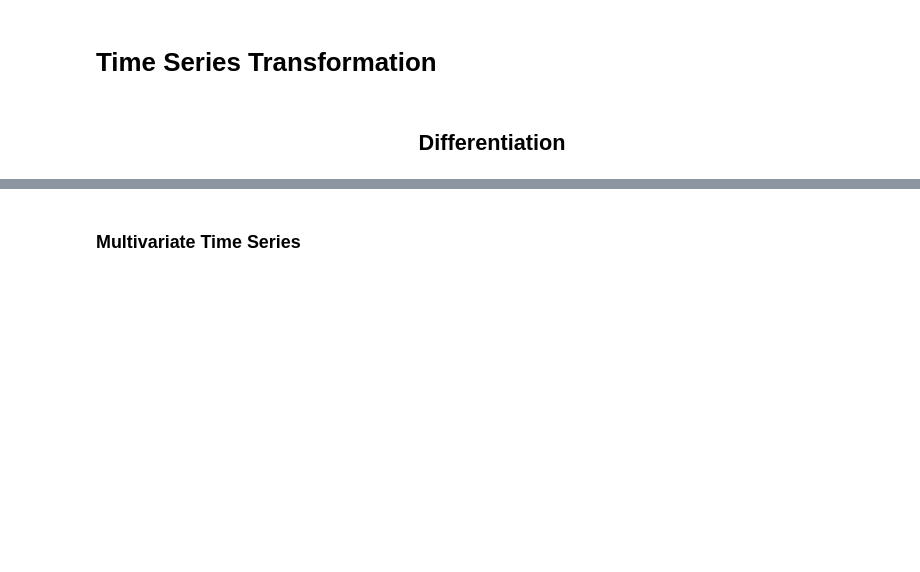
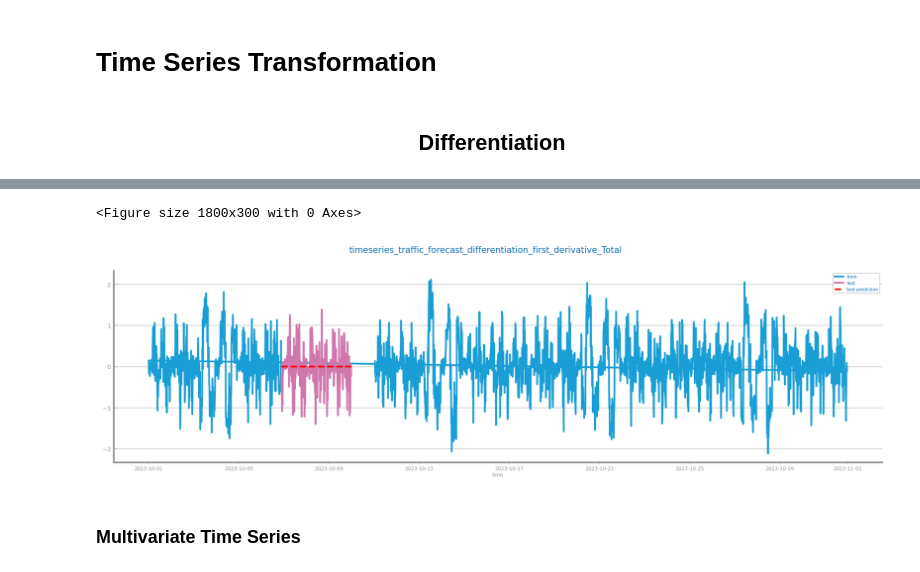
Before and after one commit to DaviGiordano/data-science-course-project, a Jupyter notebook: ipynb_files/Time Series/Transformation/Lab423_ts_differentiation.ipynb, the cells around one changed output, grey strips where cells are left out. Saved outputs shown, nothing was run; the diff lists cells and outputs as text; code cells hidden in the pictures; blank space fills up the shorter version.

```diff
--- a/ipynb_files/Time Series/Transformation/Lab423_ts_differentiation.ipynb
+++ b/ipynb_files/Time Series/Transformation/Lab423_ts_differentiation.ipynb
@@ -46,3 +115,81 @@ show()
+# %%
+from sklearn.linear_model import LinearRegression
+from sklearn.metrics import mean_squared_error, r2_score
+from dslabs_functions import series_train_test_split
+import pandas as pd
+from pandas import read_csv, DataFrame, Series
+from matplotlib.pyplot import figure, show
+import matplotlib.pyplot as plt
+from dslabs_functions import plot_line_chart, ts_aggregation_by, HEIGHT, plot_forecasting_eval, plot_forecasting_series
+import numpy as np
+
+file_tag = "timeseries_traffic"
+target = "Total"
+data: DataFrame = read_csv(
+    "../../../data/forecast_traffic_single.csv",
+    index_col="Timestamp",
+    sep=",",
+    decimal=".",
+    parse_dates=True,
+    infer_datetime_format=True,
+)
+
+series: Series = data[target]
+ss_smooth: Series = series.rolling(window=100).mean()
+
+ss_diff: Series = ss_smooth.diff()
+#ss_diff: Series = ss_diff.diff()
+
+
+# Assuming 'series' is your time series data
+train_series, test_series = series_train_test_split(ss_diff)
+
+# Creating the predictor variable (X) - using timestamps directly
+X_train = train_series.index.values.astype('datetime64[s]').astype(int).reshape(-1, 1)
+X_test = test_series.index.values.astype('datetime64[s]').astype(int).reshape(-1, 1)
+
+# Reshape the target variable (y)
+y_train = train_series.values
+y_test = test_series.values
+y_train = np.nan_to_num(y_train, nan=0)
+
+# Initializing and fitting the linear regression model
+model = LinearRegression()
+model.fit(X_train, y_train)
+
+# Making predictions on the test set
+predictions = model.predict(X_test)
+predictions_train = model.predict(X_train)
+predictions_test = model.predict(X_test)
+
+
+future_timestamps = test_series.index  # Change this to your future timestamps
+
+# Creating a pandas Series for the forecasted values with the corresponding timestamps
+forecast_series = pd.Series(predictions.flatten(), index=future_timestamps)
+
+# Optionally, you can concatenate the train_series and forecast_series for visualization or further analysis
+combined_series = pd.concat([train_series, forecast_series])
+
+figure(figsize=(3 * HEIGHT, HEIGHT / 2))
+plot_forecasting_series(
+    trn=train_series,
+    tst=test_series,
+    prd_tst=forecast_series,
+    title=f"{file_tag}_forecast_differentiation_first_derivative_{target}",
+)
+# plot_forecasting_eval(
+#     trn=np.nan_to_num(train_series, nan=0),
+#     tst=test_series,
+#     prd_trn=predictions_train,
+#     prd_tst=predictions_test,
+#     title=f"{file_tag}_evaluation_forecast_differentiation_second_derivative_{target}"
+# )
+plt.savefig(f"{file_tag}_forecast_differentiation_first_derivative_{target}")
+show()
+# %% [output]
+<Figure size 1800x300 with 0 Axes>
+[figure, added]
 # %% [markdown]
 <h3>Multivariate Time Series</h3>
 # %%
```
Also changed, not shown: parts of 5 cells of this notebook.
